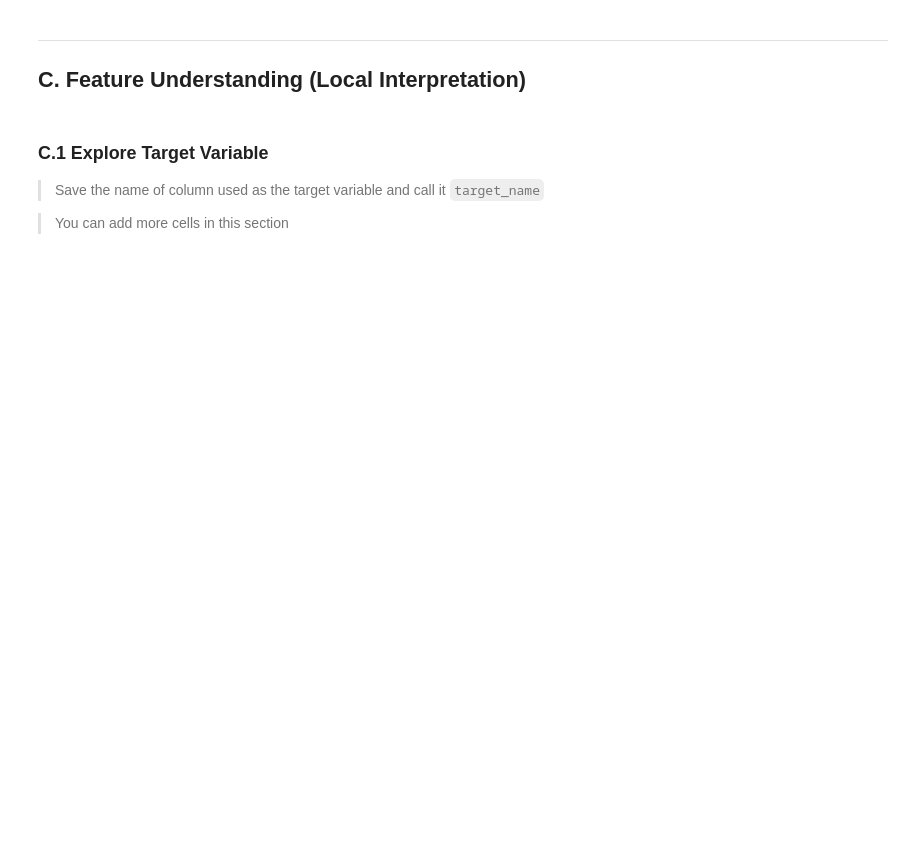
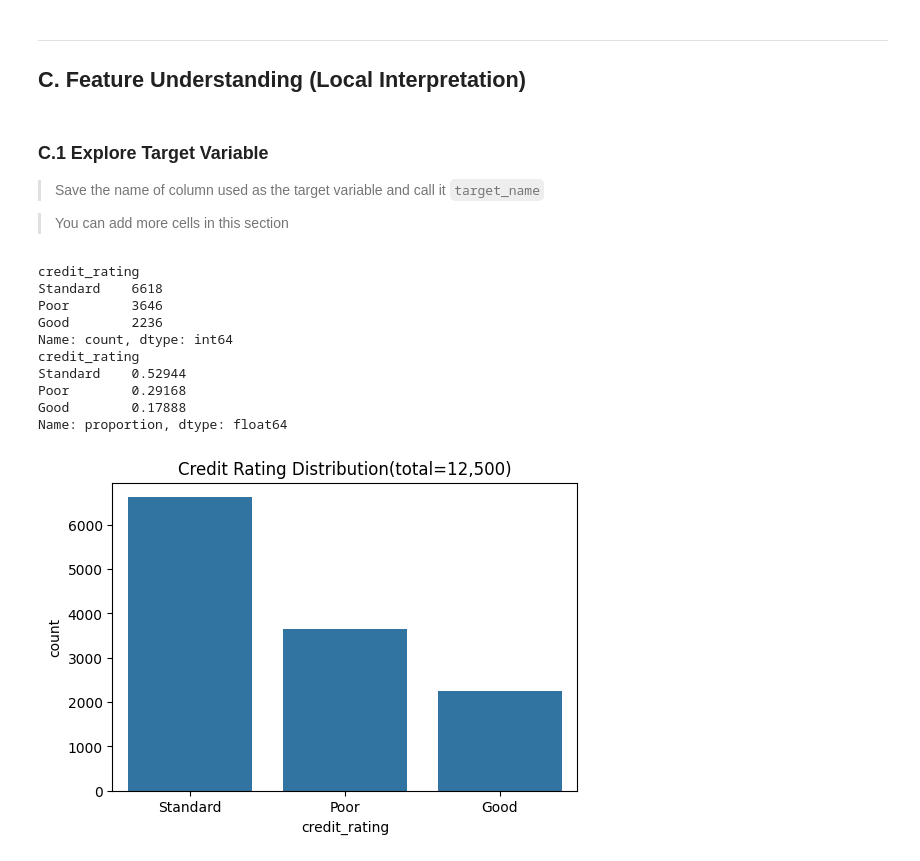
Before and after one commit to Rainbow6174/ClassificationModels-CreditRatingClassification-36106-AT2, a Jupyter notebook: 36106-25SP-AT2-student_id-a-EDA.ipynb, the cells around one changed output. Cells and saved outputs as stored; diff of their text form; code cells hidden in the pictures; blank space fills up the shorter version.

```diff
--- a/36106-25SP-AT2-student_id-a-EDA.ipynb
+++ b/36106-25SP-AT2-student_id-a-EDA.ipynb
@@ -79,4 +232,28 @@ except Exception as e:
 # %%
 # <Student to fill this section and then remove this comment>
 
-target_name = ''
+target_name = 'credit_rating'
+# %%
+print(df[target_name].value_counts())
+print(df[target_name].value_counts(normalize=True))
+
+# 可视化
+import matplotlib.pyplot as plt
+import seaborn as sns
+
+plt.figure(figsize=(6,4))
+sns.countplot(x=target_name, data=df, order=df[target_name].value_counts().index)
+plt.title("Credit Rating Distribution(total=12,500)")
+plt.show()
+# %% [output]
+credit_rating
+Standard    6618
+Poor        3646
+Good        2236
+Name: count, dtype: int64
+credit_rating
+Standard    0.52944
+Poor        0.29168
+Good        0.17888
+Name: proportion, dtype: float64
+[figure, added]
```
Also changed, not shown: parts of 68 cells of this notebook, 1 other file.
